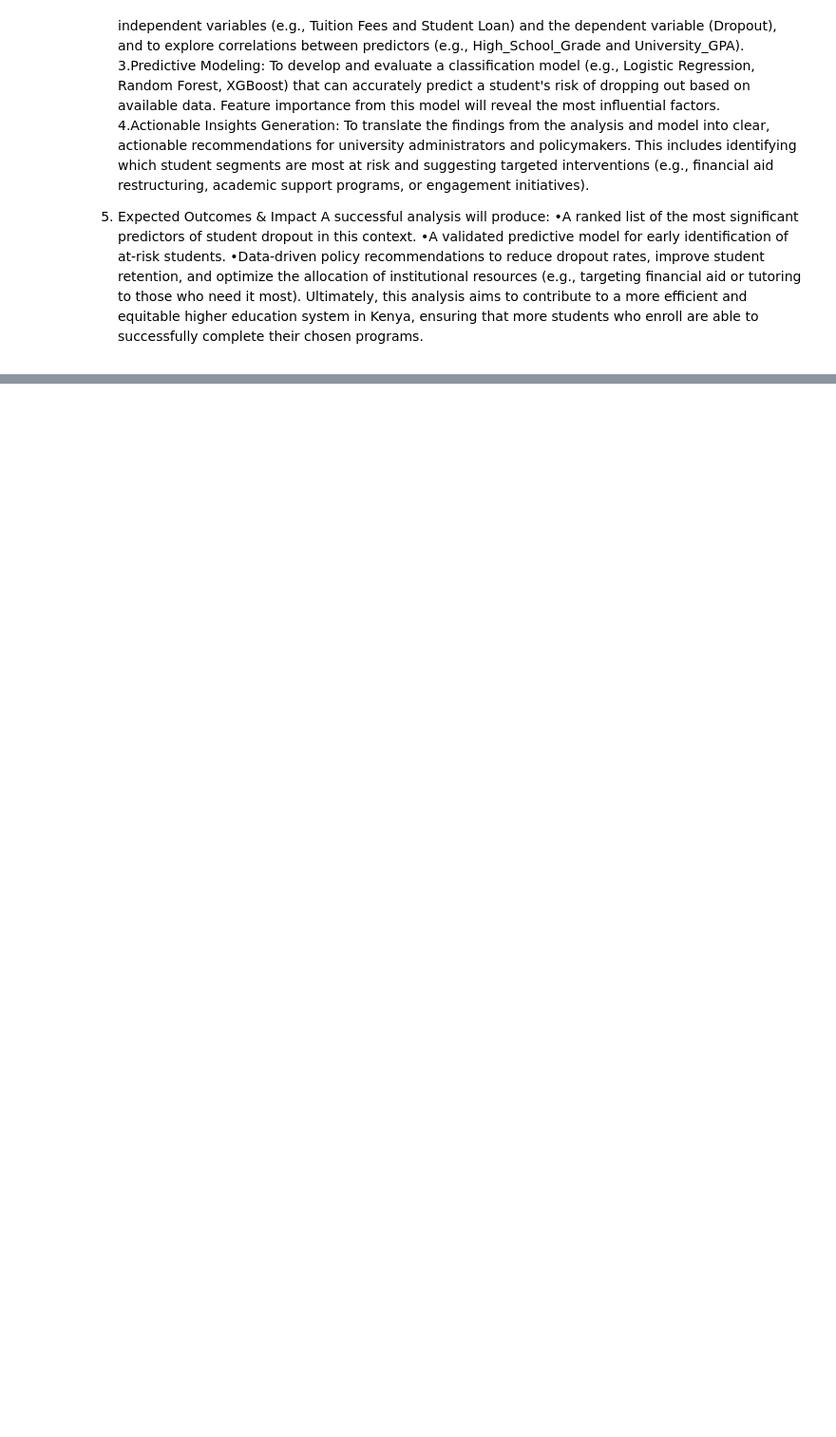
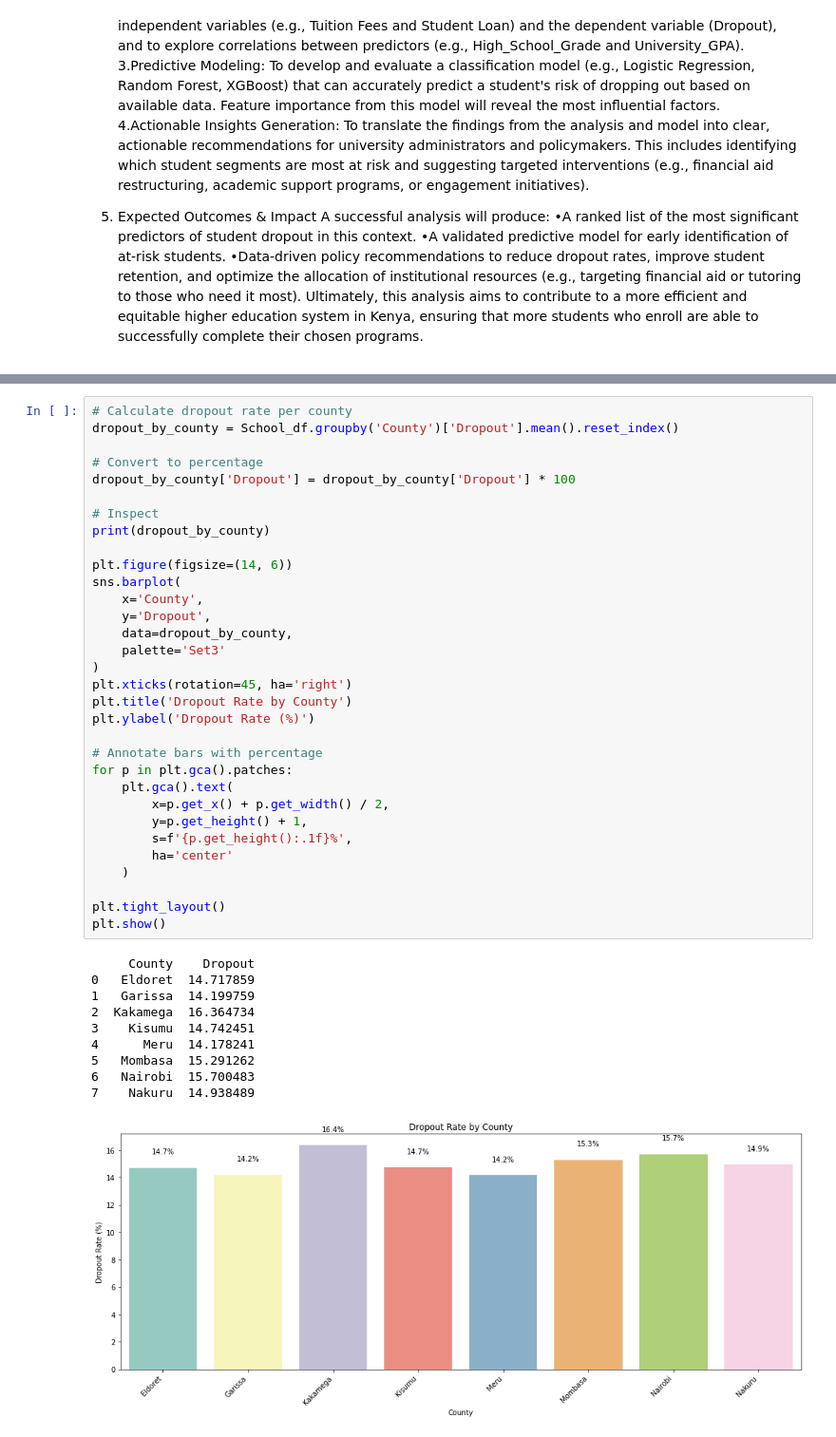
Before and after one commit to geoffreykemboi/Student_dropout_prediction_project, a Jupyter notebook: index.ipynb, the cells around one changed output, grey strips where cells are left out. Shown at 95% size. Saved outputs shown, nothing was run; the diff lists cells and outputs as text; blank space fills up the shorter version.

```diff
--- a/index.ipynb
+++ b/index.ipynb
@@ -39,0 +253,43 @@ Ultimately, this analysis aims to contribute to a more efficient and equitable h
+# %%
+# Calculate dropout rate per county
+dropout_by_county = School_df.groupby('County')['Dropout'].mean().reset_index()
+
+# Convert to percentage
+dropout_by_county['Dropout'] = dropout_by_county['Dropout'] * 100
+
+# Inspect
+print(dropout_by_county)
+
+plt.figure(figsize=(14, 6))
+sns.barplot(
+    x='County',
+    y='Dropout',
+    data=dropout_by_county,
+    palette='Set3'
+)
+plt.xticks(rotation=45, ha='right')
+plt.title('Dropout Rate by County')
+plt.ylabel('Dropout Rate (%)')
+
+# Annotate bars with percentage
+for p in plt.gca().patches:
+    plt.gca().text(
+        x=p.get_x() + p.get_width() / 2,
+        y=p.get_height() + 1,
+        s=f'{p.get_height():.1f}%',
+        ha='center'
+    )
+
+plt.tight_layout()
+plt.show()
+# %% [output]
+     County    Dropout
+0   Eldoret  14.717859
+1   Garissa  14.199759
+2  Kakamega  16.364734
+3    Kisumu  14.742451
+4      Meru  14.178241
+5   Mombasa  15.291262
+6   Nairobi  15.700483
+7    Nakuru  14.938489
+[figure, added]
```
Also changed, not shown: parts of 16 cells of this notebook, 1 other file.
